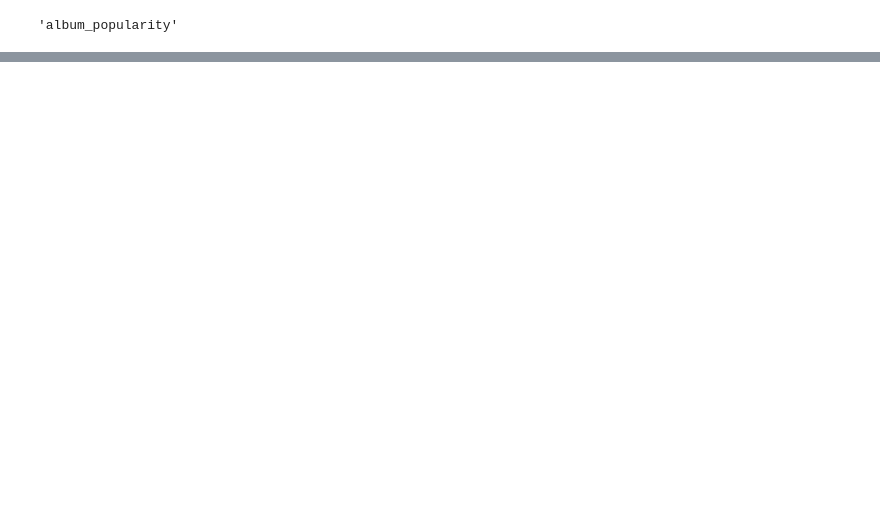
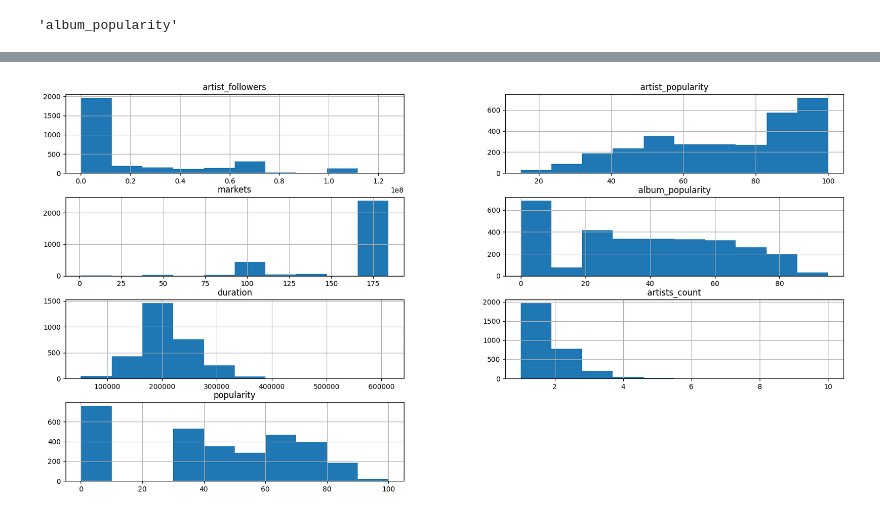
Before and after one commit to quytrungg/Final_Project_CSC14119, a Jupyter notebook: data_modeling/components/songs_data_modeling.ipynb, the cells around one changed output, grey strips where cells are left out. Drawn from its saved outputs; the diff is of its cells as text; code cells hidden in the pictures; blank space fills up the shorter version.

```diff
--- a/data_modeling/components/songs_data_modeling.ipynb
+++ b/data_modeling/components/songs_data_modeling.ipynb
@@ -127,0 +184,5 @@ def cost(w, one_X, y):
+# %%
+songs_model_df.hist(layout=(4,2), figsize=(20,10))
+plt.show()
+# %% [output]
+[figure, added]
```
Also changed, not shown: parts of 37 cells of this notebook, 4 other files.
